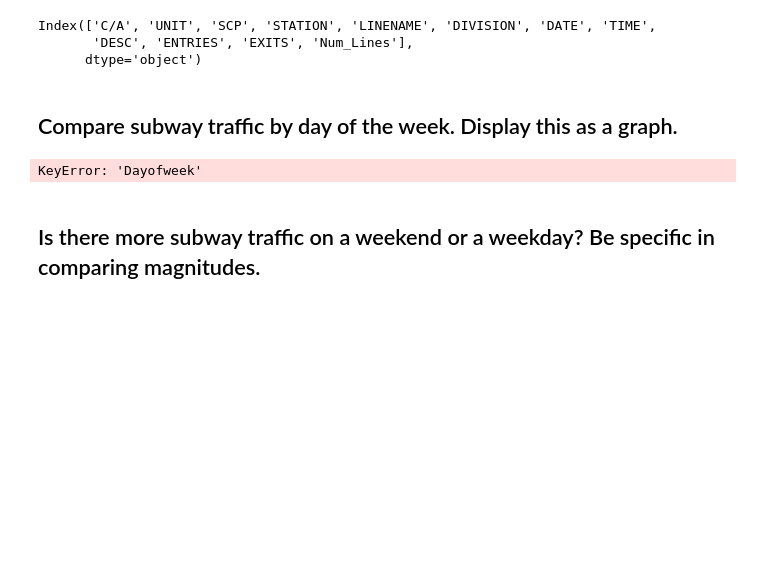
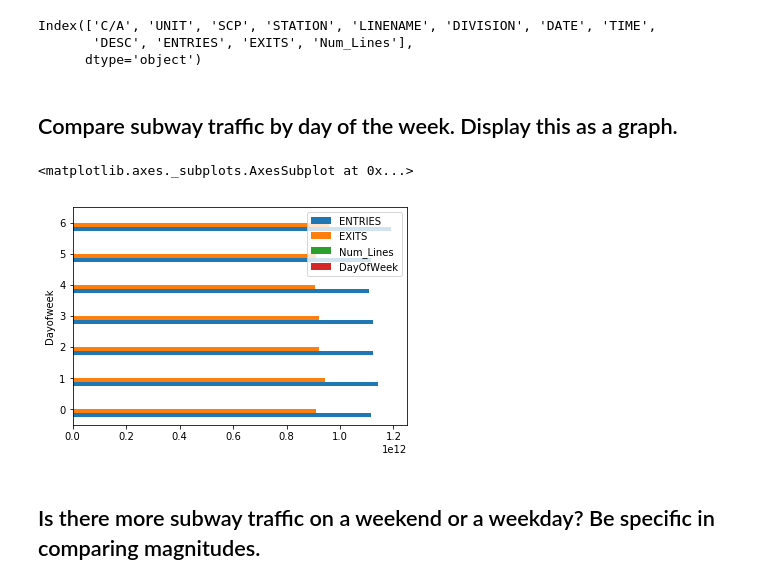
Before and after one commit to lasoya/dsc-0-03-08-understanding-pandas-series-and-dataframes-lab-nyc-ds-career-031119, a Jupyter notebook: index.ipynb, the cells around one changed output. Saved outputs shown, nothing was run; the diff lists cells and outputs as text; code cells hidden in the pictures; blank space fills up the shorter version.

```diff
--- a/index.ipynb
+++ b/index.ipynb
@@ -126,11 +126,12 @@ Index(['C/A', 'UNIT', 'SCP', 'STATION', 'LINENAME', 'DIVISION', 'DATE', 'TIME',
 # %%
 #Your code here
 df.DATE = pd.to_datetime(df.DATE)
-df['DayOfWeek'] = df.DATE.dt.dayofweek
+df['Dayofweek'] = df.DATE.dt.dayofweek
 grouped = df.groupby('Dayofweek').sum()
 grouped.plot(kind='barh')
 # %% [output]
-KeyError: 'Dayofweek'
+<matplotlib.axes._subplots.AxesSubplot at 0x...>
+[figure, added]
 # %% [markdown]
 ## Is there more subway traffic on a weekend or a weekday?    Be specific in comparing magnitudes.
 # %%
```
